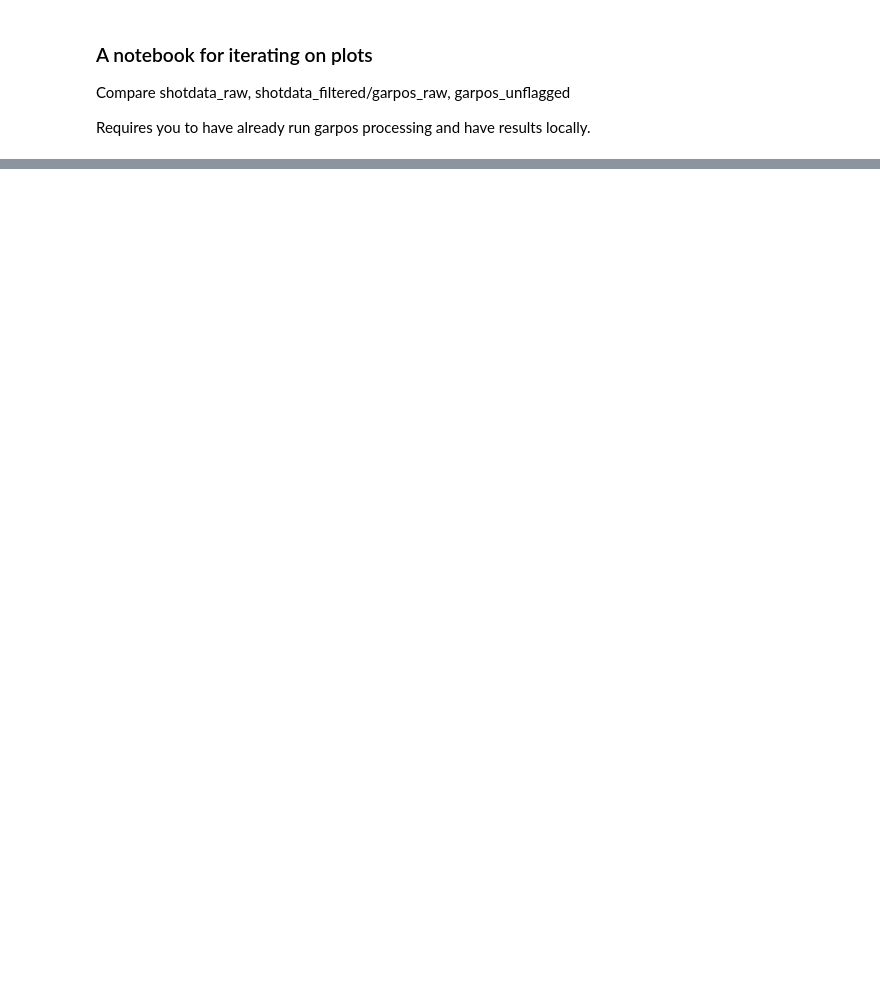
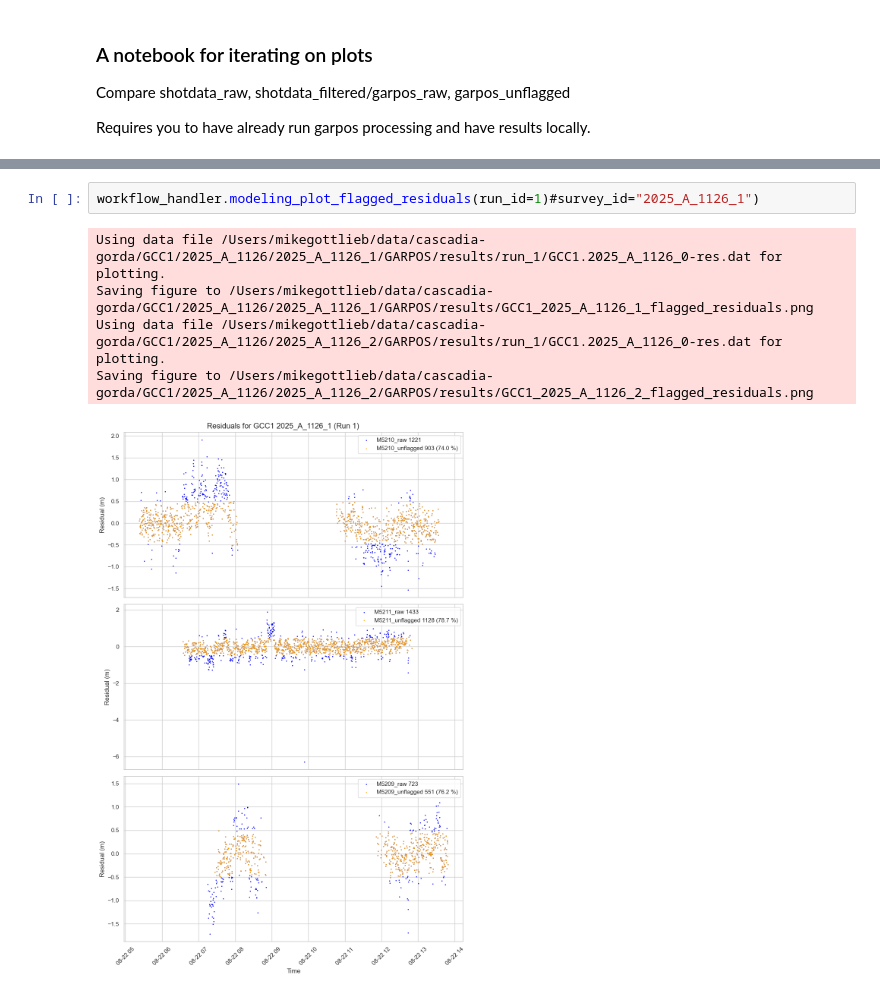
Before and after one commit to EarthScope/es_sfgtools, a Jupyter notebook: dev/notebooks/local_plotting_dev.ipynb, the cells around one changed output, grey strips where cells are left out. Cells and saved outputs as stored; diff of their text form; blank space fills up the shorter version.

```diff
--- a/dev/notebooks/local_plotting_dev.ipynb
+++ b/dev/notebooks/local_plotting_dev.ipynb
@@ -176,0 +49,8 @@ plot_shotdata_replies(STATION, shotdata_dfs)
+# %%
+workflow_handler.modeling_plot_flagged_residuals(run_id=1)#survey_id="2025_A_1126_1")
+# %% [output]
+Using data file /Users/mikegottlieb/data/cascadia-gorda/GCC1/2025_A_1126/2025_A_1126_1/GARPOS/results/run_1/GCC1.2025_A_1126_0-res.dat for plotting.
+Saving figure to /Users/mikegottlieb/data/cascadia-gorda/GCC1/2025_A_1126/2025_A_1126_1/GARPOS/results/GCC1_2025_A_1126_1_flagged_residuals.png
+Using data file /Users/mikegottlieb/data/cascadia-gorda/GCC1/2025_A_1126/2025_A_1126_2/GARPOS/results/run_1/GCC1.2025_A_1126_0-res.dat for plotting.
+Saving figure to /Users/mikegottlieb/data/cascadia-gorda/GCC1/2025_A_1126/2025_A_1126_2/GARPOS/results/GCC1_2025_A_1126_2_flagged_residuals.png
+[figure, added]
```
Also changed, not shown: parts of 11 cells of this notebook, 3 other files.
